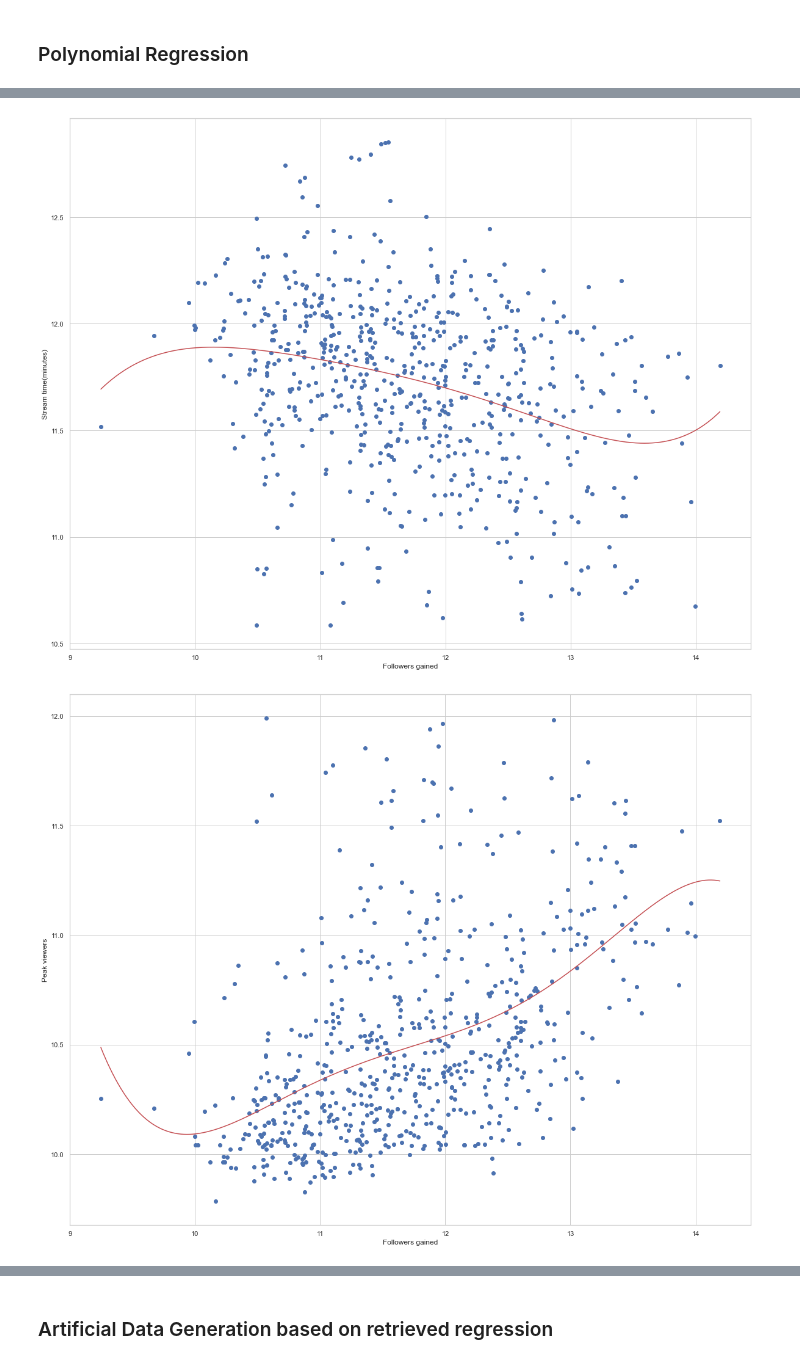
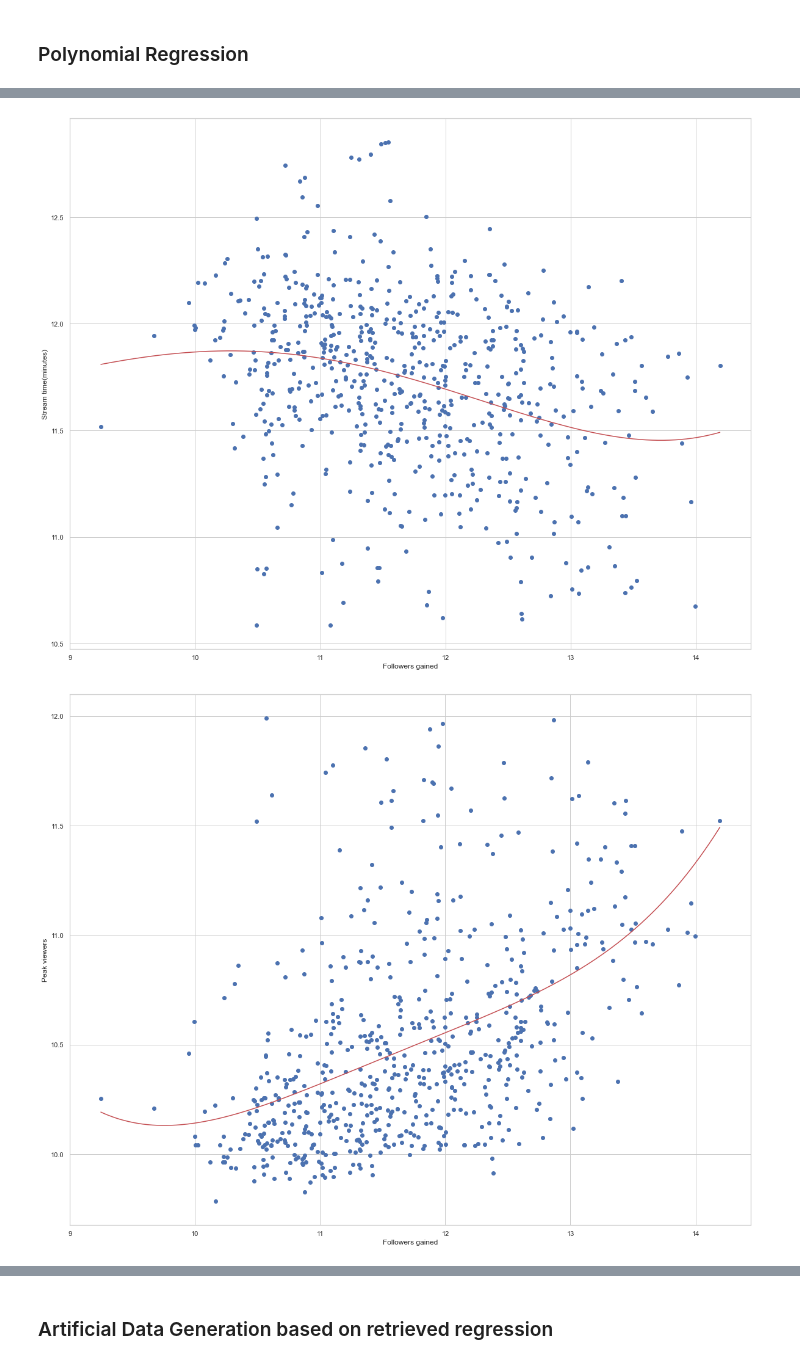
Before and after one commit to elonsuk/AIDL2021_Recruitment-Challenge, a Jupyter notebook: Trial 3_Outliers Removed+Data Augmentation+9LDNN+Stacked Model.ipynb, the cells around one changed output, grey strips where cells are left out. Drawn from its saved outputs; the diff is of its cells as text; code cells hidden in the pictures.

```diff
--- a/Trial 3_Outliers Removed+Data Augmentation+9LDNN+Stacked Model.ipynb
+++ b/Trial 3_Outliers Removed+Data Augmentation+9LDNN+Stacked Model.ipynb
@@ -151,5 +151,5 @@ def display_reg(x, y, degree=3):
 y_columns = numeric.drop('Followers gained', axis=1).columns
 
 for y in y_columns:
-    display_reg(fg, y, 5)
+    display_reg(fg, y, 4)
 # %% [output]
@@ -157,2 +157,2 @@ for y in y_columns:
-[figure, old version]
+[figure, new version]
-[figure, old version]
+[figure, new version]
```
Also changed, not shown: parts of 25 cells of this notebook, 1 other file.
